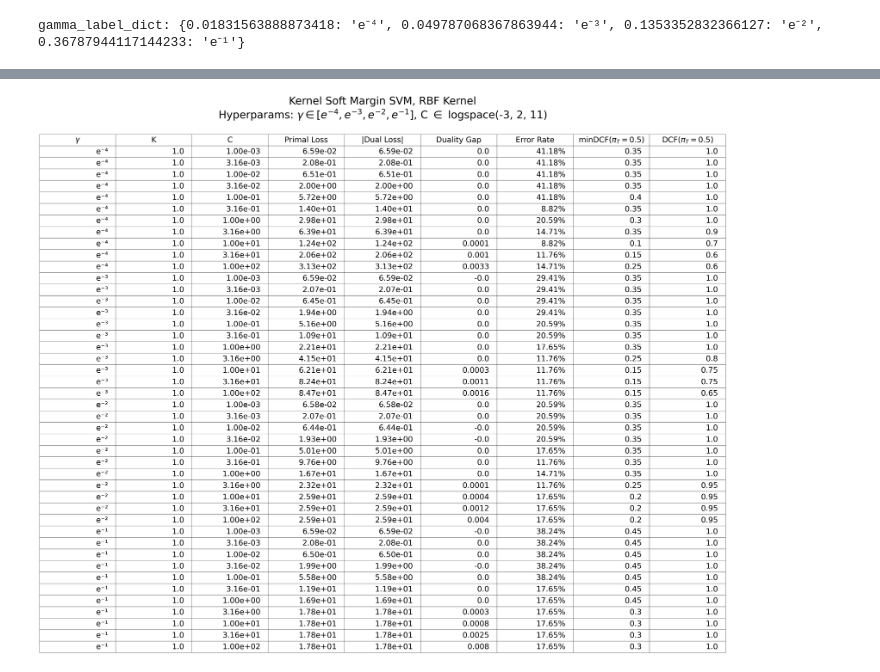
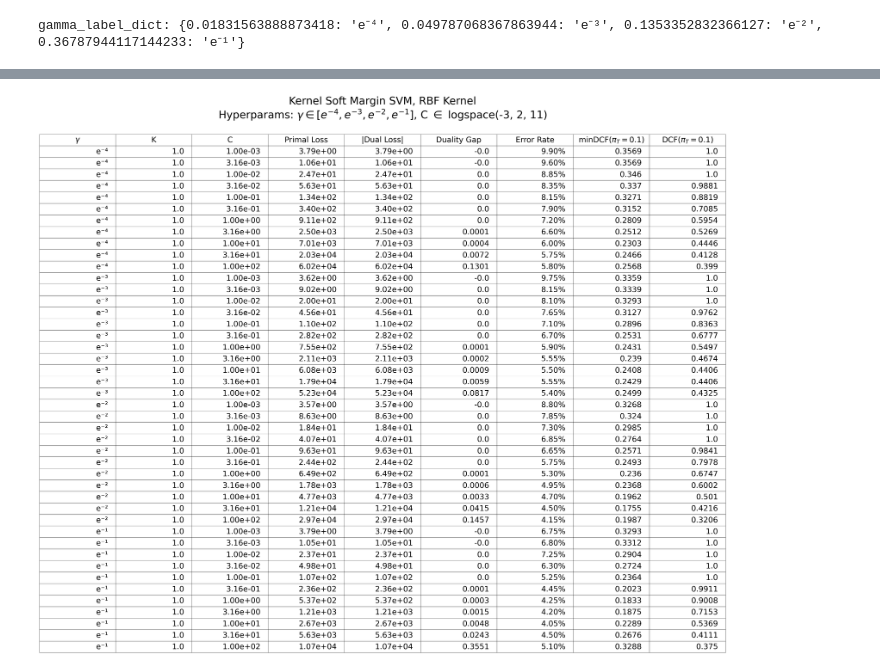
Before and after one commit to RiccardoRevalor/Fingerprint_Spoofing_Detection, a Jupyter notebook: 4_SVM.ipynb, the cells around one changed output, grey strips where cells are left out. Saved outputs shown, nothing was run; the diff lists cells and outputs as text; code cells hidden in the pictures.

```diff
--- a/4_SVM.ipynb
+++ b/4_SVM.ipynb
@@ -3,7 +3,7 @@
 # %% [markdown]
 ## Linear SVM
 # %%
-DEBUG = True #sebug mode, do not use all data since SVM takes too long
+DEBUG = False #sebug mode, do not use all data since SVM takes too long
 # %%
 import numpy as np
 import matplotlib.pyplot as plt
@@ -121,0 +131,21 @@ Text(0.5, 1.0, 'minDCF and actDCF vs C')
+# %%
+from mean_covariance import compute_mu_C
+
+mu_DTR, _ = compute_mu_C(DTR)
+
+DTR_centered = DTR - mu_DTR
+
+# Train SVM with centered data
+table_data, C_table, minDCF_table, DCFs = SVM_linear_pipeline(DTR_centered, LTR, DVAL, LVAL)
+
+#plot minDCF, actDCF vs C
+plt.figure(figsize=(10, 6))
+plt.plot(C_table, minDCF_table, label='minDCF', marker='o')
+plt.plot(C_table, DCFs_table, label='actDCF', marker='x')
+plt.xscale('log')
+plt.xlabel('C (log scale)', fontsize=14)
+plt.legend(fontsize=14)
+plt.grid(True, which='both', linestyle='--', linewidth=0.5)
+plt.ylim(0, 1.1)
+plt.ylabel('minDCF and actDCF', fontsize=14)
+plt.title('minDCF and actDCF vs C', fontsize=16)
@@ -296,15 +333,15 @@ Grid Search: 44 combinations of (gamma, C) to test.
 # %%
 fig, ax = plt.subplots()
 ax.axis('tight')
 ax.axis('off')
-table = ax.table(cellText=table_data, colLabels=['$\gamma$', 'K', 'C', 'Primal Loss', '|Dual Loss|', 'Duality Gap', 'Error Rate', 'minDCF($\pi_T = 0.5$)', 'DCF($\pi_T = 0.5$)'], loc='center')
+table = ax.table(cellText=table_data, colLabels=['$\gamma$', 'K', 'C', 'Primal Loss', '|Dual Loss|', 'Duality Gap', 'Error Rate', 'minDCF($\pi_T = 0.1$)', 'DCF($\pi_T = 0.1$)'], loc='center')
 table.auto_set_font_size(False)
 table.set_fontsize(40)
 table.scale(10, 5)
 plt.title('Kernel Soft Margin SVM, RBF Kernel\nHyperparams: $\gamma \in [e^{-4}, e^{-3}, e^{-2}, e^{-1}]$, C $\in$ logspace(-3, 2, 11)', fontsize=55, pad=1300)
 plt.show()
 # %% [output]
-[figure, old version]
+[figure, new version]
 # %%
 #plot minDCF, actDCF vs C, gamma
 
```
Also changed, not shown: parts of 12 cells of this notebook, 5 other files.
